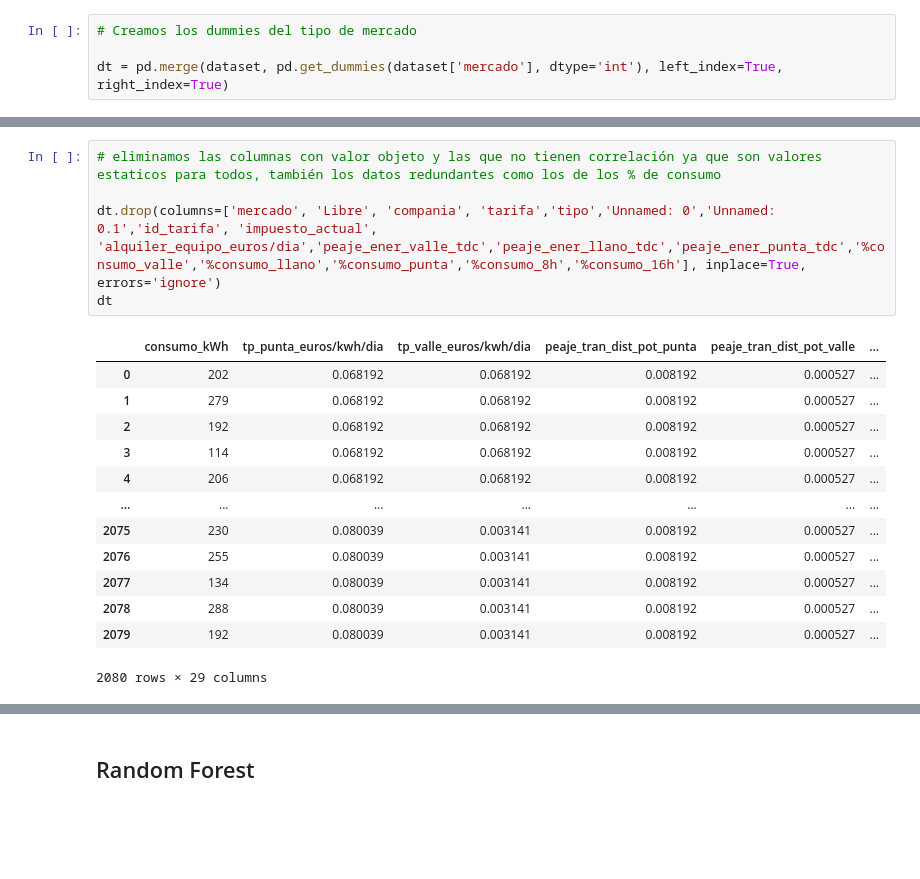
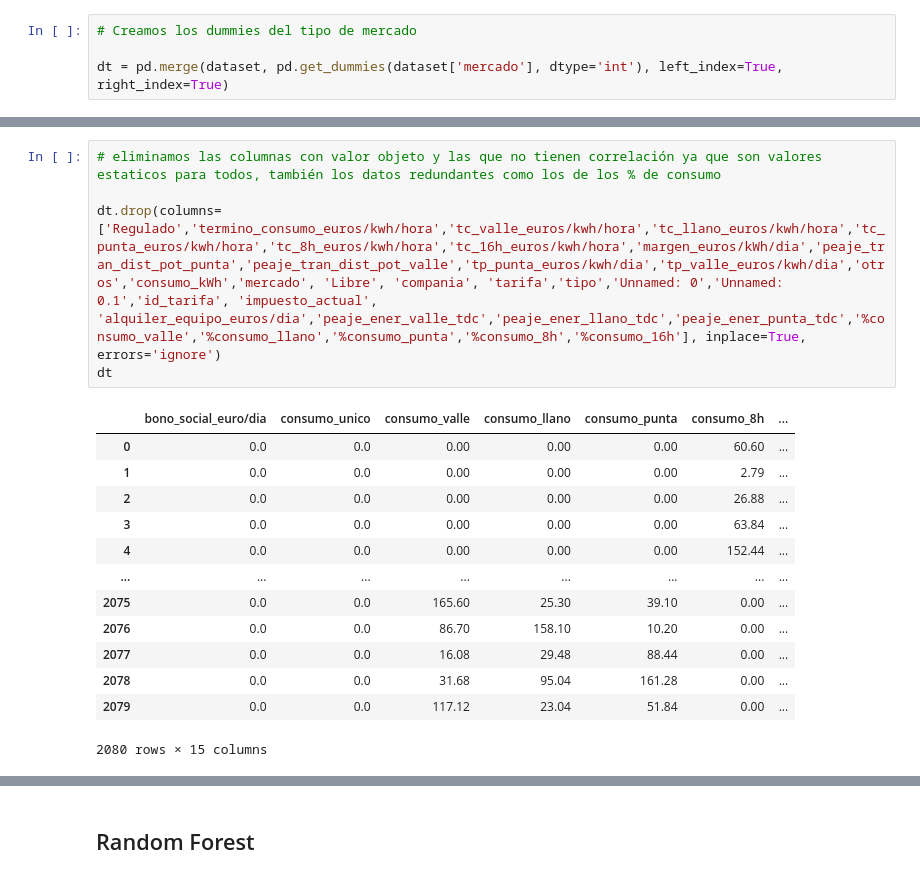
Before and after one commit to emmawv/desafio_comparador, a Jupyter notebook: Codigo/modelo_XGBoost.ipynb, the cells around one changed output, grey strips where cells are left out. Drawn from its saved outputs; the diff is of its cells as text; blank space fills up the shorter version.

```diff
--- a/Codigo/modelo_random_forest.ipynb
+++ b/Codigo/modelo_XGBoost.ipynb
@@ -163,22 +164,22 @@ dt
 # %%
 # eliminamos las columnas con valor objeto y las que no tienen correlación ya que son valores estaticos para todos, también los datos redundantes como los de los % de consumo
 
-dt.drop(columns=['mercado', 'Libre', 'compania', 'tarifa','tipo','Unnamed: 0','Unnamed: 0.1','id_tarifa', 'impuesto_actual', 'alquiler_equipo_euros/dia','peaje_ener_valle_tdc','peaje_ener_llano_tdc','peaje_ener_punta_tdc','%consumo_valle','%consumo_llano','%consumo_punta','%consumo_8h','%consumo_16h'], inplace=True, errors='ignore')
+dt.drop(columns=['Regulado','termino_consumo_euros/kwh/hora','tc_valle_euros/kwh/hora','tc_llano_euros/kwh/hora','tc_punta_euros/kwh/hora','tc_8h_euros/kwh/hora','tc_16h_euros/kwh/hora','margen_euros/kWh/dia','peaje_tran_dist_pot_punta','peaje_tran_dist_pot_valle','tp_punta_euros/kwh/dia','tp_valle_euros/kwh/dia','otros','consumo_kWh','mercado', 'Libre', 'compania', 'tarifa','tipo','Unnamed: 0','Unnamed: 0.1','id_tarifa', 'impuesto_actual', 'alquiler_equipo_euros/dia','peaje_ener_valle_tdc','peaje_ener_llano_tdc','peaje_ener_punta_tdc','%consumo_valle','%consumo_llano','%consumo_punta','%consumo_8h','%consumo_16h'], inplace=True, errors='ignore')
 dt
 # %% [output]
-|  | consumo_kWh | tp_punta_euros/kwh/dia | tp_valle_euros/kwh/dia | peaje_tran_dist_pot_punta | peaje_tran_dist_pot_valle | ... |
-| 0 | 202 | 0.068192 | 0.068192 | 0.008192 | 0.000527 | ... |
-| 1 | 279 | 0.068192 | 0.068192 | 0.008192 | 0.000527 | ... |
-| 2 | 192 | 0.068192 | 0.068192 | 0.008192 | 0.000527 | ... |
-| 3 | 114 | 0.068192 | 0.068192 | 0.008192 | 0.000527 | ... |
-| 4 | 206 | 0.068192 | 0.068192 | 0.008192 | 0.000527 | ... |
-| ... | ... | ... | ... | ... | ... | ... |
-| 2075 | 230 | 0.080039 | 0.003141 | 0.008192 | 0.000527 | ... |
-| 2076 | 255 | 0.080039 | 0.003141 | 0.008192 | 0.000527 | ... |
-| 2077 | 134 | 0.080039 | 0.003141 | 0.008192 | 0.000527 | ... |
-| 2078 | 288 | 0.080039 | 0.003141 | 0.008192 | 0.000527 | ... |
-| 2079 | 192 | 0.080039 | 0.003141 | 0.008192 | 0.000527 | ... |
+|  | bono_social_euro/dia | consumo_unico | consumo_valle | consumo_llano | consumo_punta | consumo_8h | ... |
+| 0 | 0.0 | 0.0 | 0.00 | 0.00 | 0.00 | 60.60 | ... |
+| 1 | 0.0 | 0.0 | 0.00 | 0.00 | 0.00 | 2.79 | ... |
+| 2 | 0.0 | 0.0 | 0.00 | 0.00 | 0.00 | 26.88 | ... |
+| 3 | 0.0 | 0.0 | 0.00 | 0.00 | 0.00 | 63.84 | ... |
+| 4 | 0.0 | 0.0 | 0.00 | 0.00 | 0.00 | 152.44 | ... |
+| ... | ... | ... | ... | ... | ... | ... | ... |
+| 2075 | 0.0 | 0.0 | 165.60 | 25.30 | 39.10 | 0.00 | ... |
+| 2076 | 0.0 | 0.0 | 86.70 | 158.10 | 10.20 | 0.00 | ... |
+| 2077 | 0.0 | 0.0 | 16.08 | 29.48 | 88.44 | 0.00 | ... |
+| 2078 | 0.0 | 0.0 | 31.68 | 95.04 | 161.28 | 0.00 | ... |
+| 2079 | 0.0 | 0.0 | 117.12 | 23.04 | 51.84 | 0.00 | ... |
-2080 rows × 29 columns
+2080 rows × 15 columns
 # %%
 # Comprobamos la correlación y que  ya no hay valores nan
 
```
Also changed, not shown: parts of 40 cells of this notebook, 4 other files.
